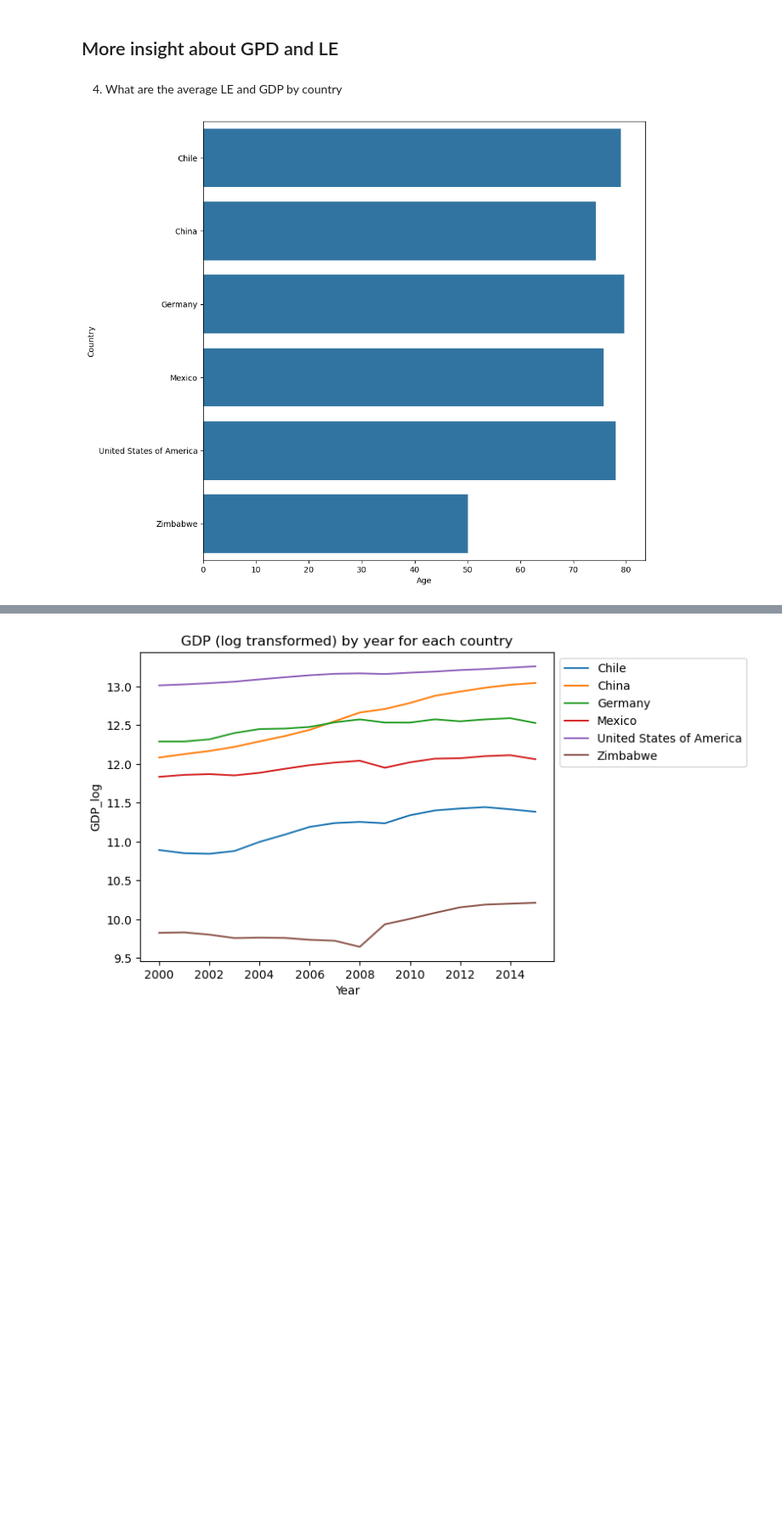
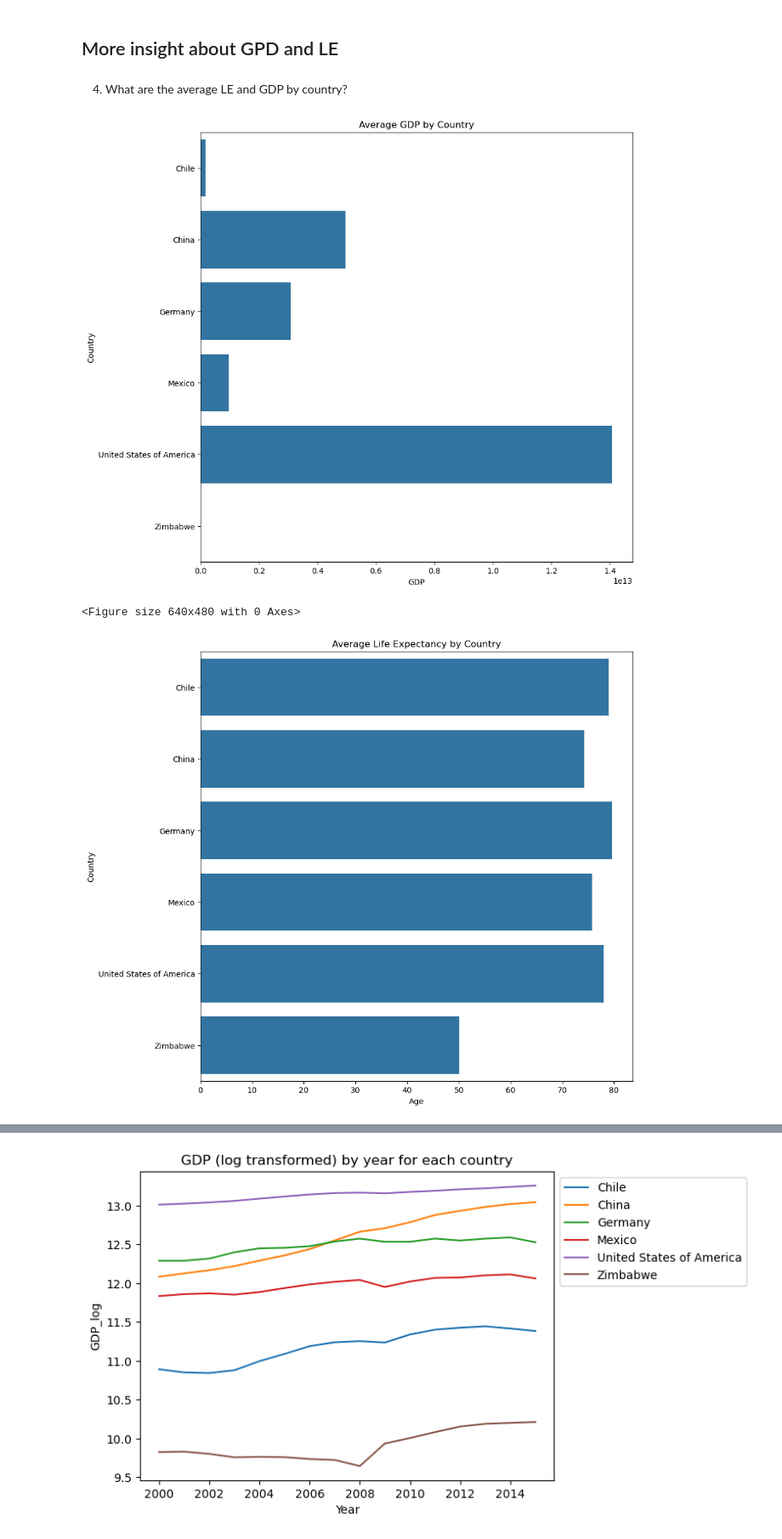
Before and after one commit to harrybotboy/Life-Expectancy-and-GDP, a Jupyter notebook: life_expectancy_gdp.ipynb, the cells around one changed output, grey strips where cells are left out. Shown: that part at 85% size. Cells and saved outputs as stored; diff of their text form; code cells hidden in the pictures; blank space fills up the shorter version.

```diff
--- a/life_expectancy_gdp.ipynb
+++ b/life_expectancy_gdp.ipynb
@@ -81,12 +81,23 @@ gdp_data.groupby('Country').describe()
 # %% [markdown]
 ## More insight about GPD and LE
 # %% [markdown]
-4. What are the average LE and GDP by country
+4. What are the average LE and GDP by country?
 # %%
 df_means = gdp_data.groupby('Country').mean()
 
+# Average GDP by Country
+plt.figure(figsize=(10,10))
+sns.barplot(data=df_means, x="GDP", y=df_means.index)
+plt.title("Average GDP by Country")
+plt.show()
+plt.clf()
+
+# Average Life Expectancy by Country
 plt.figure(figsize=(10,10))
 sns.barplot(data=df_means, x="Age", y=df_means.index)
+plt.title("Average Life Expectancy by Country")
 plt.show()
 # %% [output]
-[figure, old version]
+[figure, new version]
+<Figure size 640x480 with 0 Axes>
+[figure, added]
```
Also changed, not shown: parts of 9 cells of this notebook, 1 other file.
